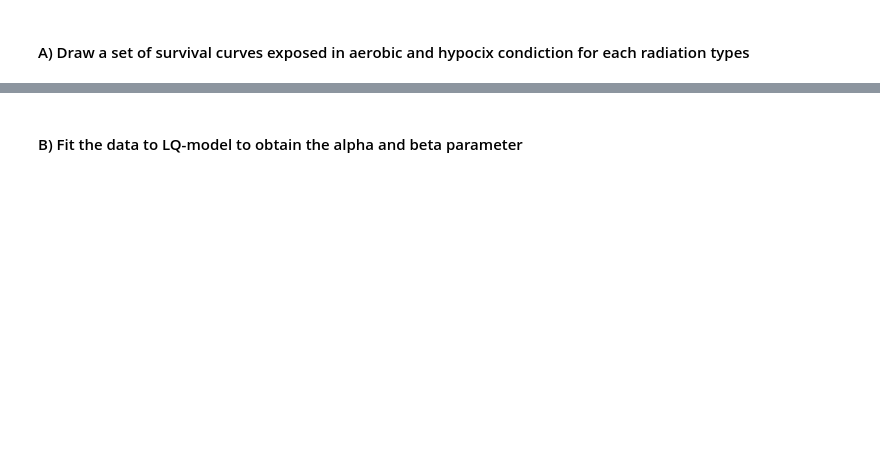
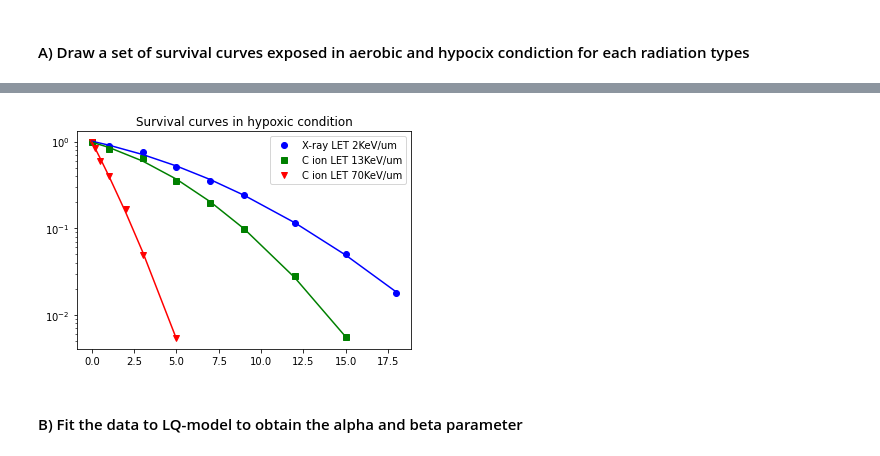
Before and after one commit to mori913/radiation-biology, a Jupyter notebook: assignment.ipynb, the cells around one changed output, grey strips where cells are left out. Cells and saved outputs as stored; diff of their text form; code cells hidden in the pictures; blank space fills up the shorter version.

```diff
--- a/assignment.ipynb
+++ b/assignment.ipynb
@@ -35,2 +38,28 @@ plt.show()
+# %%
+Gy_1_hypoxic = np.array([0,1,3,5,7,9,12,15,18])
+Gy_2_hypoxic = np.array([0,1,3,5,7,9,12,15])
+Gy_3_hypoxic = np.array([0,0.2,0.5,1,2,3,5])
+SF_xray_hypoxic = np.array([1,0.9,0.754,0.51,0.35,0.242,0.115,0.051,0.018])
+SF_LEF13_hypoxic = np.array([1,0.813,0.65,0.35,0.198,0.098,0.028,0.0055])
+SF_LEF70_hypoxic = np.array([1,0.842,0.595,0.405,0.166,0.0496,0.00534])
+
+#plot and fit the survival curves exposed in aerobic condition
+plt.plot(Gy_1_hypoxic, SF_xray_hypoxic, 'bo', label= "X-ray LET 2KeV/um")
+plt.plot(Gy_2_hypoxic, SF_LEF13_hypoxic, 'gs', label = 'C ion LET 13KeV/um')
+plt.plot(Gy_3_hypoxic, SF_LEF70_hypoxic, 'rv', label='C ion LET 70KeV/um')
+plt.yscale("log")
+p_xray_hypoxic = np.polyfit(Gy_1_hypoxic, np.log(SF_xray_hypoxic), 2)
+p_let13_hypoxic = np.polyfit(Gy_2_hypoxic, np.log(SF_LEF13_hypoxic), 2)
+p_let70_hypoxic = np.polyfit(Gy_3_hypoxic, np.log(SF_LEF70_hypoxic), 2)
+
+
+plt.plot(Gy_1_hypoxic, np.exp(np.polyval(p_xray_hypoxic, Gy_1_hypoxic)), color="blue")
+plt.plot(Gy_2_hypoxic, np.exp(np.polyval(p_let13_hypoxic, Gy_2_hypoxic)), color="green")
+plt.plot(Gy_3_hypoxic, np.exp(np.polyval(p_let70_hypoxic, Gy_3_hypoxic)), color="red")
+plt.title("Survival curves in hypoxic condition")
+plt.legend()
+plt.show()
+# %% [output]
+[figure, added]
 # %% [markdown]
 #### B) Fit the data to LQ-model to obtain the alpha and beta parameter
```
Also changed, not shown: parts of 3 cells of this notebook.
